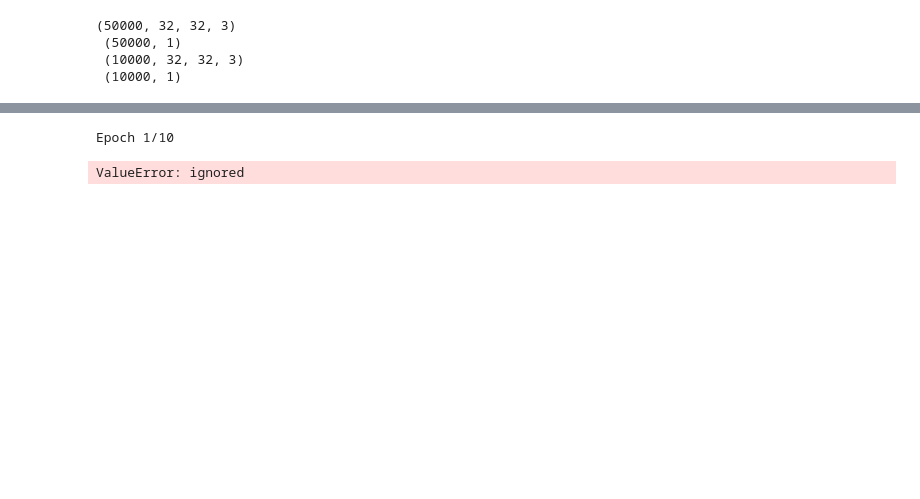
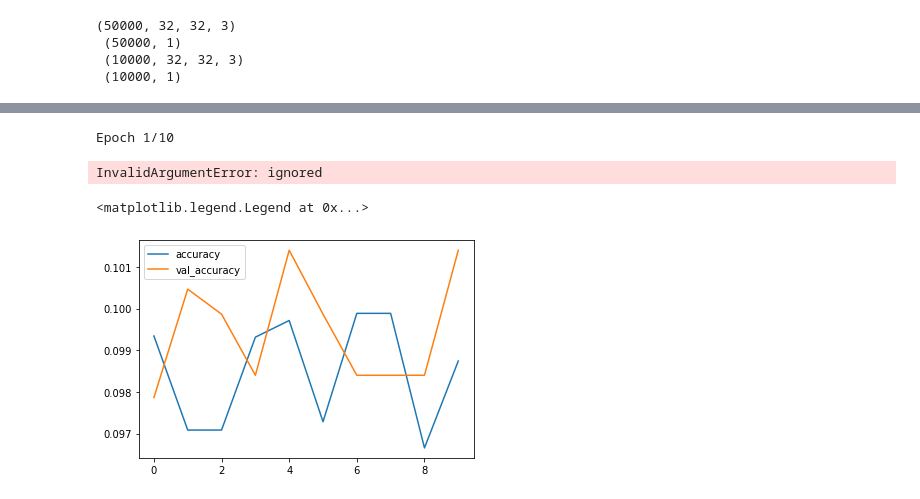
Before and after one commit to abhi-11nav/Convolution_NN-Implementation, a Jupyter notebook: mnist_classification_.ipynb, the cells around one changed output, grey strips where cells are left out. Saved outputs shown, nothing was run; the diff lists cells and outputs as text; code cells hidden in the pictures; blank space fills up the shorter version.

```diff
--- a/mnist_classification_.ipynb
+++ b/mnist_classification_.ipynb
@@ -38,2 +50,13 @@ img_classifier = keras.models.Sequential([
+# %%
+model = tf.keras.models.Sequential()
+# %%
+model.add(keras.layers.Conv2D(32,(3,3), padding="same", activation="relu"))
+model.add(keras.layers.MaxPooling2D())
+model.add(keras.layers.Conv2D(64,(3,3), padding="same", activation="relu"))
+model.add(keras.layers.MaxPooling2D())
+model.add(keras.layers.Conv2D(64,(3,3), padding="same", activation="relu"))
+model.add(keras.layers.MaxPooling2D())
+
+model.add(keras.layers.Dense(10,activation="softmax"))
 # %%
-img_classifier.compile(loss="categorical_crossentropy",optimizer="adam",metrics=["accuracy"])
+model.compile(optimizer="sgd",loss="sparse_categorical_crossentropy",metrics=["accuracy"])
@@ -40,5 +85,5 @@ img_classifier.compile(loss="categorical_crossentropy",optimizer="adam",metrics=
 # %%
-model = img_classifier.fit(train_X, train_y, epochs=10,validation_data=(valid_X,valid_y))
+history = model.fit(train_X,train_y,epochs=10,validation_split=0.3)
 # %% [output]
 Epoch 1/10
-ValueError: ignored
+InvalidArgumentError: ignored
@@ -44,0 +92,7 @@ ValueError: ignored
+# %%
+plt.plot(history.history['accuracy'], label = "accuracy")
+plt.plot(history.history['val_accuracy'], label="val_accuracy")
+plt.legend()
+# %% [output]
+<matplotlib.legend.Legend at 0x...>
+[figure, added]
```
Also changed, not shown: parts of 9 cells of this notebook.
